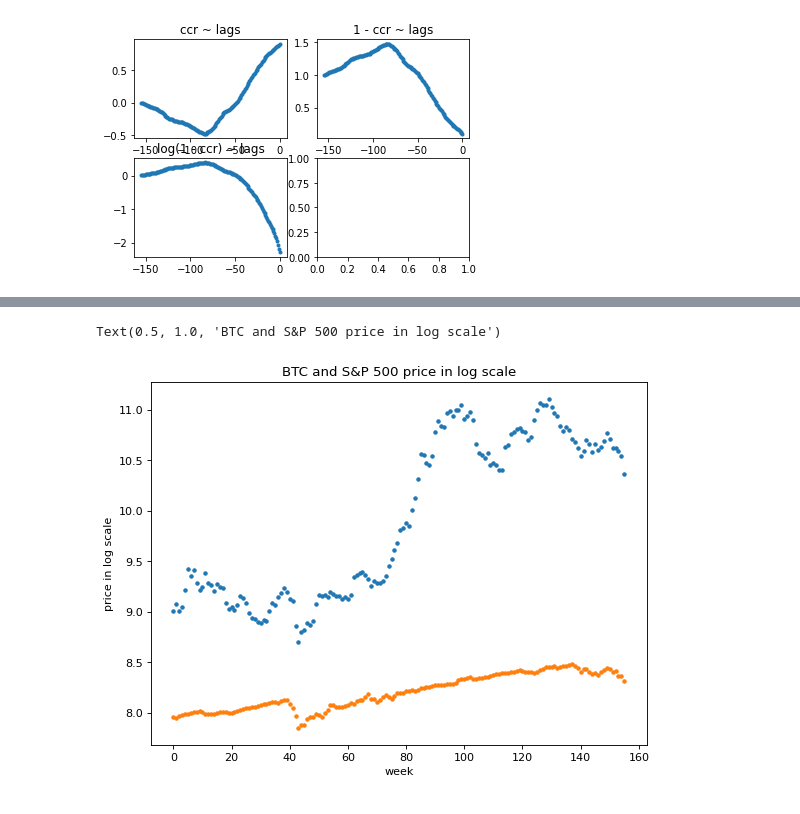
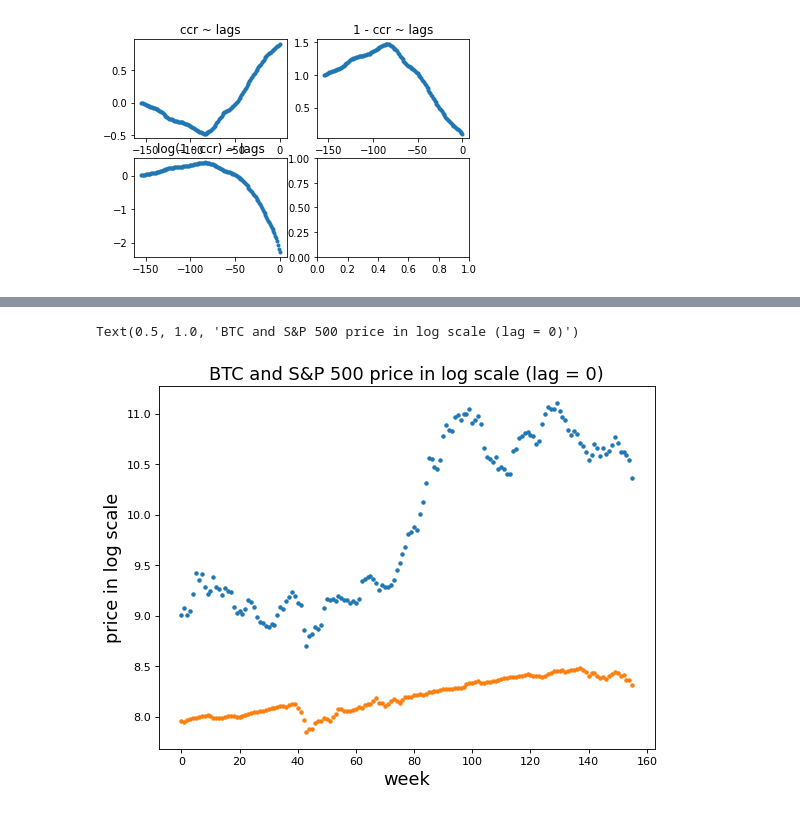
Before and after one commit to batman0911/coin_report, a Jupyter notebook: src/cross_correlation.ipynb, the cells around one changed output, grey strips where cells are left out. Drawn from its saved outputs; the diff is of its cells as text; code cells hidden in the pictures.

```diff
--- a/src/cross_correlation.ipynb
+++ b/src/cross_correlation.ipynb
@@ -97,19 +90,16 @@ print(sp_week_lag1.head())
 # %%
-coin_week_log = pd.DataFrame(columns=['High', 'Low', 'Open'])
-sp_week_log = pd.DataFrame(columns=['High', 'Low', 'Open'])
-
 coin_week_log = coin_week[['High', 'Low', 'Open']].apply(np.log)
 sp_week_log = sp_week[['High', 'Low', 'Open']].apply(np.log)
 
 figure(figsize=(8,6), dpi=80)
 plt.plot(np.arange(len(coin_week)), coin_week_log['High'], '.')
 plt.plot(np.arange(len(sp_week)), sp_week_log['High'], '.')
-plt.xlabel('week')
-plt.ylabel('price in log scale')
-plt.title('BTC and S&P 500 price in log scale')
+plt.xlabel('week', fontsize = 16)
+plt.ylabel('price in log scale', fontsize = 16)
+plt.title('BTC and S&P 500 price in log scale (lag = 0)', fontsize = 16)
 # %% [output]
-Text(0.5, 1.0, 'BTC and S&P 500 price in log scale')
+Text(0.5, 1.0, 'BTC and S&P 500 price in log scale (lag = 0)')
-[figure, old version]
+[figure, new version]
 # %%
 coin_week_lag1_log = coin_week_lag1.apply(np.log)
 sp_week_lag1_log = sp_week_lag1.apply(np.log)
```
Also changed, not shown: parts of 4 cells of this notebook, 5 other files.
